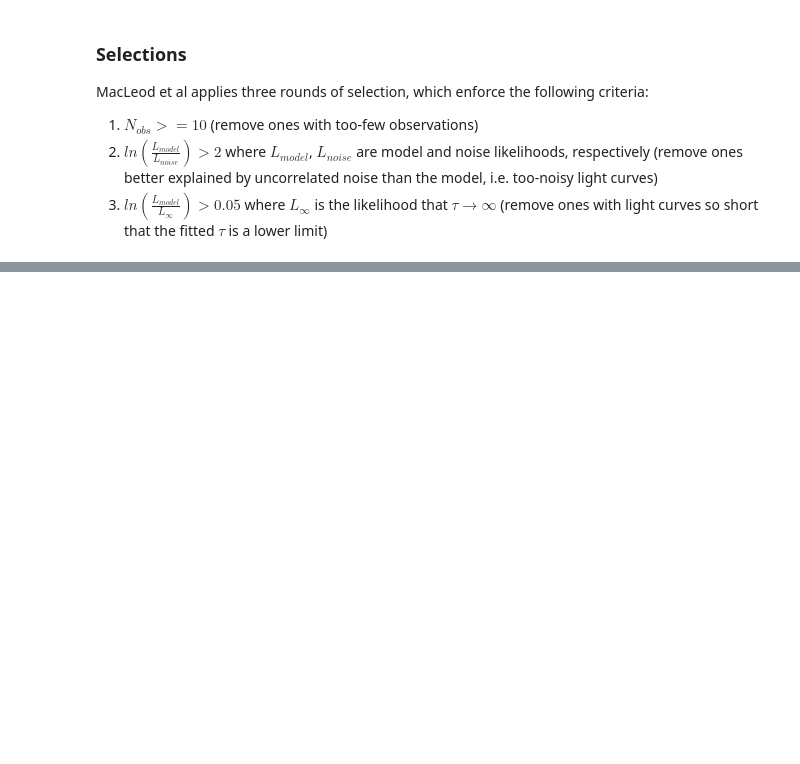
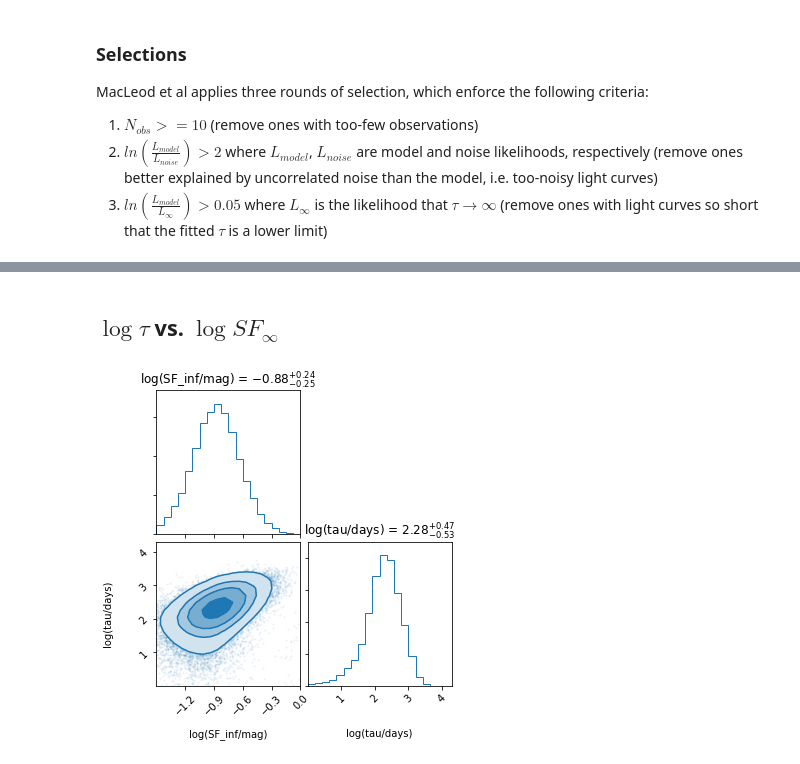
Before and after one commit to jiwoncpark/damped-random-walk, a Jupyter notebook: Reproduce_S82_DRW.ipynb, the cells around one changed output, grey strips where cells are left out. Drawn from its saved outputs; the diff is of its cells as text; code cells hidden in the pictures; blank space fills up the shorter version.

```diff
--- a/Reproduce_S82_DRW.ipynb
+++ b/Reproduce_S82_DRW.ipynb
@@ -546,0 +182,6 @@ def reduce_size(big_df, keep_cols):
+# %% [markdown]
+## $\log \tau$ vs. $\log SF_\infty$
+# %%
+utils.plot_fig3_bottom(merged, bandpass=None)
+# %% [output]
+[figure, added]
```
Also changed, not shown: parts of 87 cells of this notebook.
